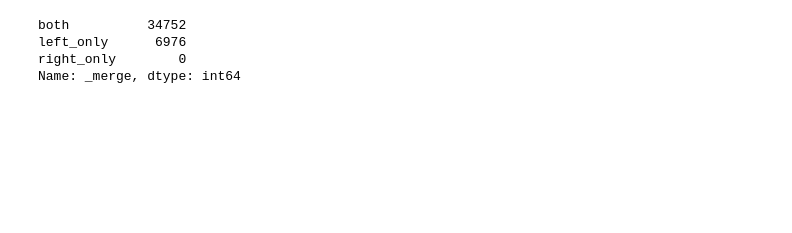
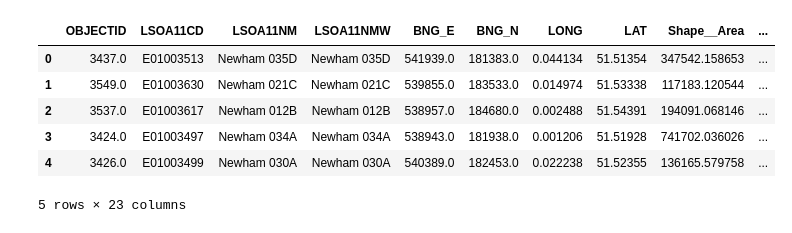
Before and after one commit to Leeds-CDRC/priority-places-explorer, a Jupyter notebook: notebooks/choropleth_play.ipynb, the cells around one changed output. Saved outputs shown, nothing was run; the diff lists cells and outputs as text; code cells hidden in the pictures; blank space fills up the shorter version.

```diff
--- a/notebooks/choropleth_play.ipynb
+++ b/notebooks/choropleth_play.ipynb
@@ -28,8 +14,11 @@ gdf = df.merge(gdf, left_on='geo_code', right_on='LSOA11CD', how='left', indicat
 # %%
-gdf._merge.value_counts()
+gdf.head()
 # %% [output]
+|  | OBJECTID | LSOA11CD | LSOA11NM | LSOA11NMW | BNG_E | BNG_N | LONG | LAT | Shape__Area | ... |
+| 0 | 3437.0 | E01003513 | Newham 035D | Newham 035D | 541939.0 | 181383.0 | 0.044134 | 51.51354 | 347542.158653 | ... |
+| 1 | 3549.0 | E01003630 | Newham 021C | Newham 021C | 539855.0 | 183533.0 | 0.014974 | 51.53338 | 117183.120544 | ... |
+| 2 | 3537.0 | E01003617 | Newham 012B | Newham 012B | 538957.0 | 184680.0 | 0.002488 | 51.54391 | 194091.068146 | ... |
+| 3 | 3424.0 | E01003497 | Newham 034A | Newham 034A | 538943.0 | 181938.0 | 0.001206 | 51.51928 | 741702.036026 | ... |
+| 4 | 3426.0 | E01003499 | Newham 030A | Newham 030A | 540389.0 | 182453.0 | 0.022238 | 51.52355 | 136165.579758 | ... |
-both          34752
-left_only      6976
-right_only        0
-Name: _merge, dtype: int64
+5 rows × 23 columns
 # %%
```
Also changed, not shown: parts of 11 cells of this notebook, 1 other file.
